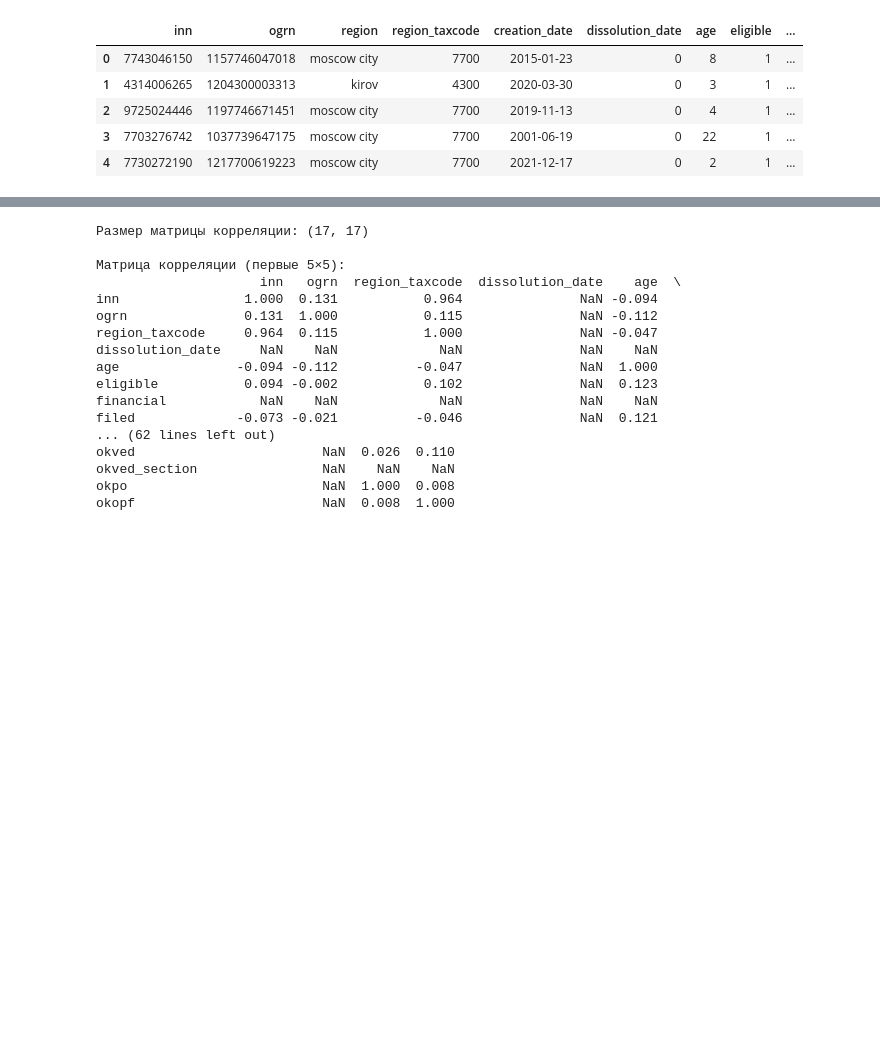
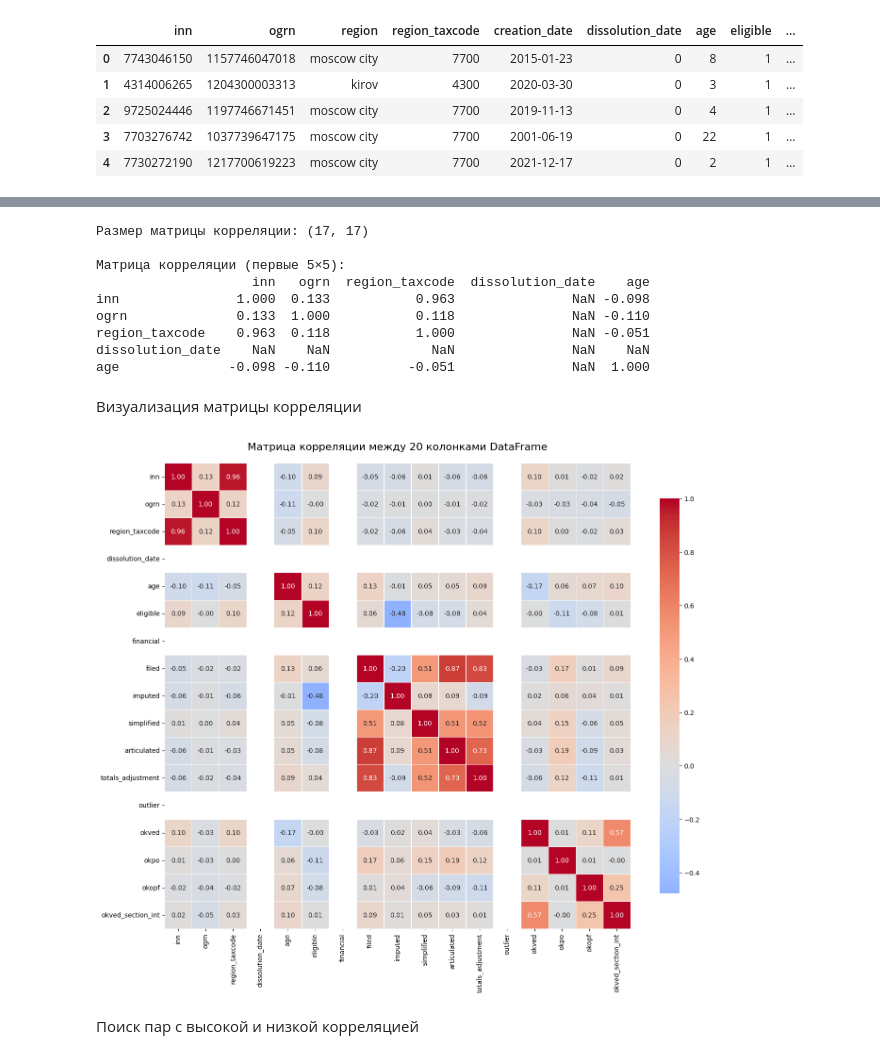
Before and after one commit to johank1977/Interim_attestation_2, a Jupyter notebook: Промежуточная_аттестация_2_Караваев_ИГ.ipynb, the cells around one changed output, grey strips where cells are left out. Saved outputs shown, nothing was run; the diff lists cells and outputs as text; code cells hidden in the pictures; blank space fills up the shorter version.

```diff
--- a/Промежуточная_аттестация_2_Караваев_ИГ.ipynb
+++ b/Промежуточная_аттестация_2_Караваев_ИГ.ipynb
@@ -94,6 +275,11 @@ def clean_dataframe(df):
     """
     # Копируем DataFrame, чтобы не менять оригинал
     cleaned_df = df.copy()
+
+
+    cleaned_df['region'] = cleaned_df['region'].astype('string')
+    cleaned_df['exemption_criteria'] = cleaned_df['exemption_criteria'].astype('string')
+    cleaned_df['okved_section'] = cleaned_df['okved_section'].astype('string')
 
     # Заменяем все NaN и NaT на 0
     cleaned_df.fillna(0, inplace=True)
@@ -124,23 +310,20 @@ def clean_dataframe(df):
             cleaned_df[column] = converted_series
         else:
             # Если преобразование не удалось — приводим к строковому типу
-            #cleaned_df[column] = cleaned_df[column].astype(str)
-
-            cleaned_df['region'] = cleaned_df['region'].astype('string')
-            cleaned_df['exemption_criteria'] = cleaned_df['exemption_criteria'].astype('string')
+            cleaned_df[column] = cleaned_df[column].astype('string')
 
 
     return cleaned_df
 
 
-df = pd.DataFrame(df_reduced)
+df = pd.DataFrame(df_cleaned)
 
 print("До очистки:")
 print(df)
 print("\nТипы данных до:")
 print(df.dtypes)
 
-cleaned_df = clean_dataframe(df_reduced)
+cleaned_df = clean_dataframe(df_cleaned)
 
 print("\nПосле очистки:")
 cleaned_df.head()
@@ -316,22 +479,35 @@ correlation_matrix = numeric_df.corr()
 
 print("Размер матрицы корреляции:", correlation_matrix.shape)
 print("\nМатрица корреляции (первые 5×5):")
-print(correlation_matrix.iloc[:17, :17].round(3))
+print(correlation_matrix.iloc[:5, :5].round(3))
 # %% [output]
 Размер матрицы корреляции: (17, 17)
 
 Матрица корреляции (первые 5×5):
-                     inn   ogrn  region_taxcode  dissolution_date    age  \
-inn                1.000  0.131           0.964               NaN -0.094
-ogrn               0.131  1.000           0.115               NaN -0.112
-region_taxcode     0.964  0.115           1.000               NaN -0.047
-dissolution_date     NaN    NaN             NaN               NaN    NaN
-age               -0.094 -0.112          -0.047               NaN  1.000
-eligible           0.094 -0.002           0.102               NaN  0.123
-financial            NaN    NaN             NaN               NaN    NaN
-filed             -0.073 -0.021          -0.046               NaN  0.121
-... (62 lines left out)
-okved                        NaN  0.026  0.110
-okved_section                NaN    NaN    NaN
-okpo                         NaN  1.000  0.008
-okopf                        NaN  0.008  1.000
+                    inn   ogrn  region_taxcode  dissolution_date    age
+inn               1.000  0.133           0.963               NaN -0.098
+ogrn              0.133  1.000           0.118               NaN -0.110
+region_taxcode    0.963  0.118           1.000               NaN -0.051
+dissolution_date    NaN    NaN             NaN               NaN    NaN
+age              -0.098 -0.110          -0.051               NaN  1.000
+# %% [markdown]
+ Визуализация матрицы корреляции
+# %%
+plt.figure(figsize=(14, 12))
+sns.heatmap(
+    correlation_matrix,
+    annot=True,
+    fmt='.2f',
+    cmap='coolwarm',
+    center=0,
+    square=True,
+    cbar_kws={"shrink": .8},
+    linewidths=.5
+)
+plt.title('Матрица корреляции между 20 колонками DataFrame', fontsize=16, pad=20)
+plt.tight_layout()
+plt.show()
+# %% [output]
+[figure, added]
+# %% [markdown]
+Поиск пар с высокой и низкой корреляцией
```
Also changed, not shown: parts of 39 cells of this notebook.
